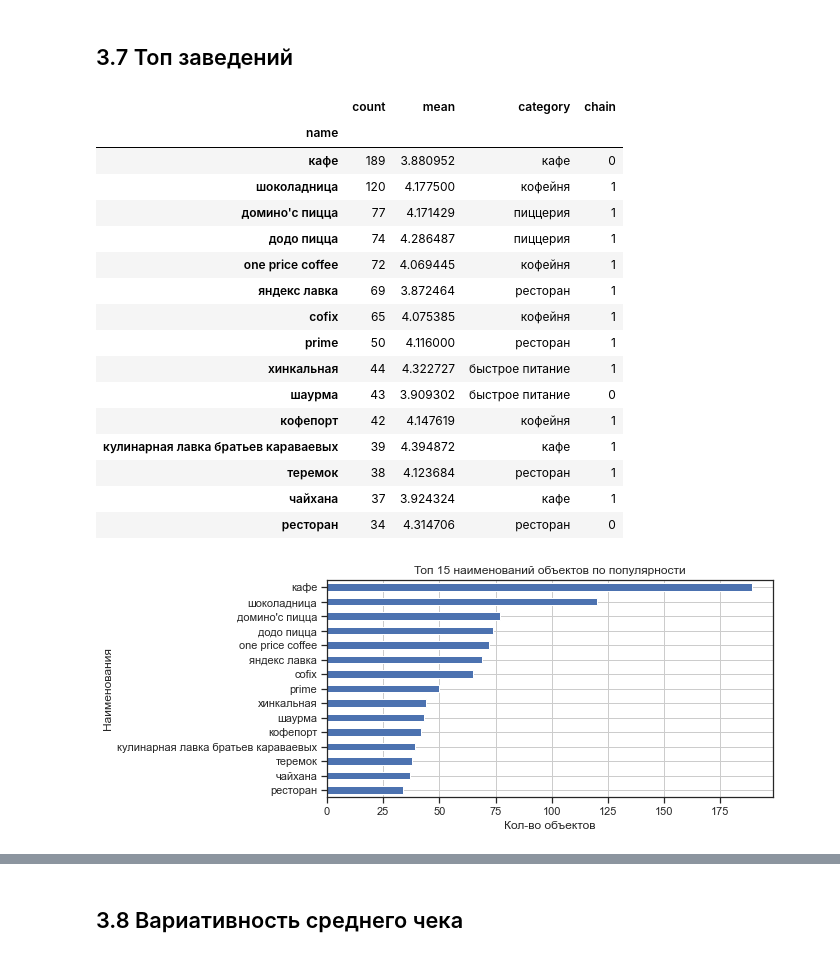
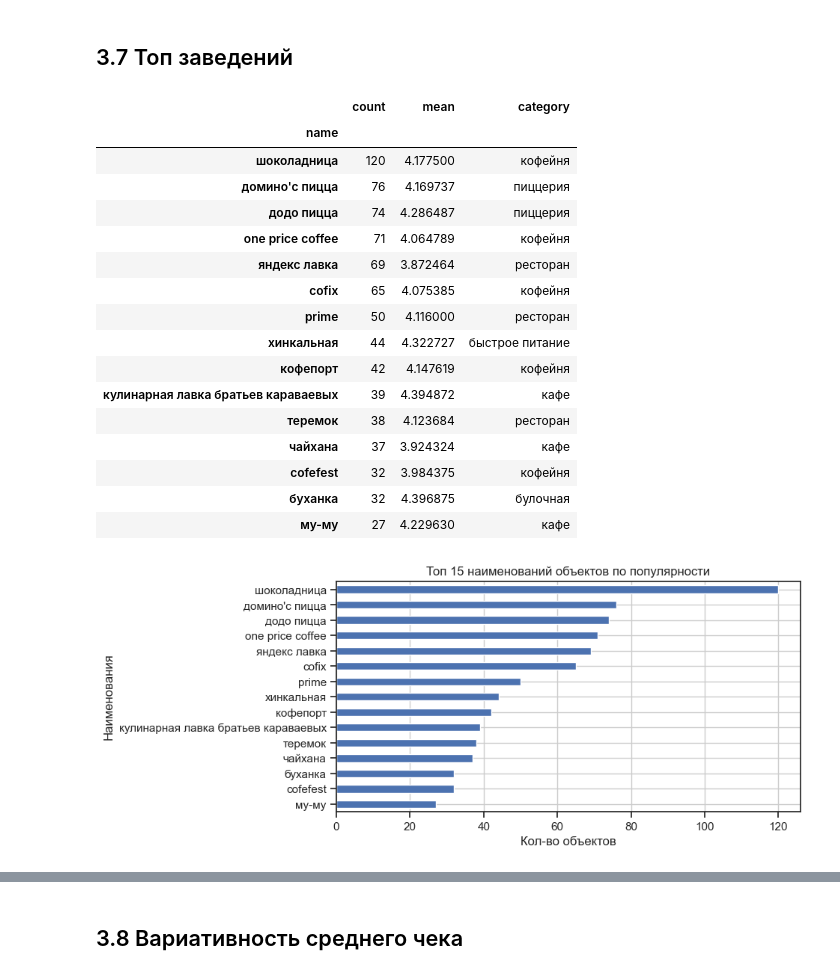
Before and after one commit to CAH0/Moscow_catering_market_research, a Jupyter notebook: File_analitics.ipynb, the cells around one changed output, grey strips where cells are left out. Drawn from its saved outputs; the diff is of its cells as text; code cells hidden in the pictures.

```diff
--- a/File_analitics.ipynb
+++ b/File_analitics.ipynb
@@ -658,31 +658,32 @@ plt.show()
 # %% [markdown]
 ## 3.7 Топ заведений
 # %%
-mass =df.groupby('name').agg(
+mass = df[df['chain'] == 1]
+
+mass =mass.groupby('name').agg(
     count=('rating', 'count'),
     mean=('rating', 'mean'),
     category=('category', 'first'),
-    chain = ('chain', 'max')
 ).sort_values('count', ascending=False).head(15)
 display(mass)
 # %% [output]
-|  | count | mean | category | chain |
-| name |  |  |  |  |
-| кафе | 189 | 3.880952 | кафе | 0 |
-| шоколадница | 120 | 4.177500 | кофейня | 1 |
-| домино'с пицца | 77 | 4.171429 | пиццерия | 1 |
-| додо пицца | 74 | 4.286487 | пиццерия | 1 |
-| one price coffee | 72 | 4.069445 | кофейня | 1 |
-| яндекс лавка | 69 | 3.872464 | ресторан | 1 |
-| cofix | 65 | 4.075385 | кофейня | 1 |
-| prime | 50 | 4.116000 | ресторан | 1 |
-| хинкальная | 44 | 4.322727 | быстрое питание | 1 |
-| шаурма | 43 | 3.909302 | быстрое питание | 0 |
-| кофепорт | 42 | 4.147619 | кофейня | 1 |
-| кулинарная лавка братьев караваевых | 39 | 4.394872 | кафе | 1 |
-| теремок | 38 | 4.123684 | ресторан | 1 |
-| чайхана | 37 | 3.924324 | кафе | 1 |
-| ресторан | 34 | 4.314706 | ресторан | 0 |
+|  | count | mean | category |
+| name |  |  |  |
+| шоколадница | 120 | 4.177500 | кофейня |
+| домино'с пицца | 76 | 4.169737 | пиццерия |
+| додо пицца | 74 | 4.286487 | пиццерия |
+| one price coffee | 71 | 4.064789 | кофейня |
+| яндекс лавка | 69 | 3.872464 | ресторан |
+| cofix | 65 | 4.075385 | кофейня |
+| prime | 50 | 4.116000 | ресторан |
+| хинкальная | 44 | 4.322727 | быстрое питание |
+| кофепорт | 42 | 4.147619 | кофейня |
+| кулинарная лавка братьев караваевых | 39 | 4.394872 | кафе |
+| теремок | 38 | 4.123684 | ресторан |
+| чайхана | 37 | 3.924324 | кафе |
+| cofefest | 32 | 3.984375 | кофейня |
+| буханка | 32 | 4.396875 | булочная |
+| му-му | 27 | 4.229630 | кафе |
 # %%
 plt.figure(figsize=(8,4))
 
@@ -696,7 +697,7 @@ plt.ylabel('Наименования')
 plt.xlabel('Кол-во объектов')
 plt.show()
 # %% [output]
-[figure, old version]
+[figure, new version]
 # %%
 fig, ax = plt.subplots(figsize=(8, 4))
 
```
Also changed, not shown: parts of 16 cells of this notebook.
